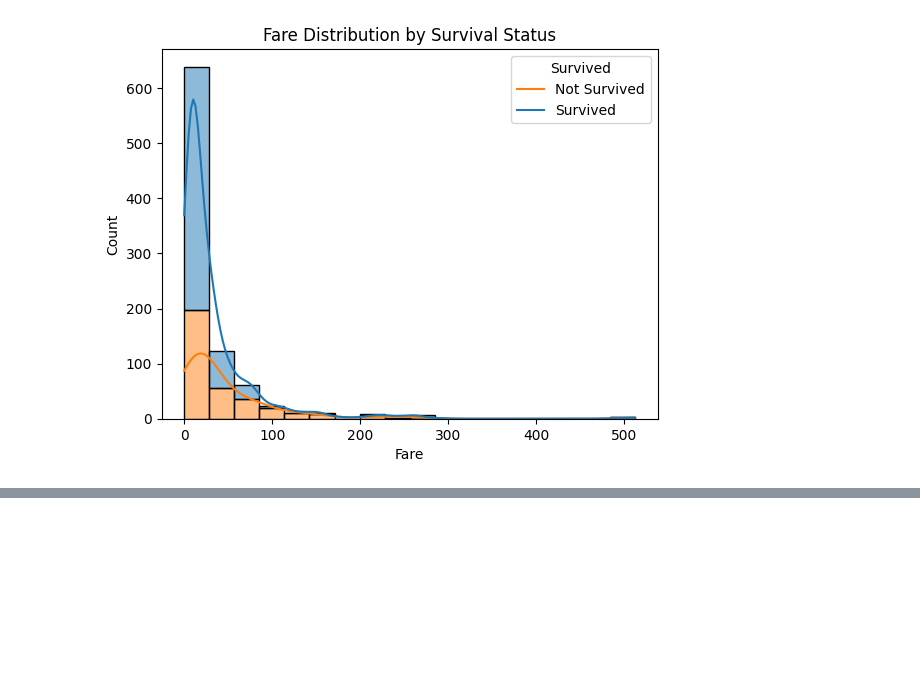
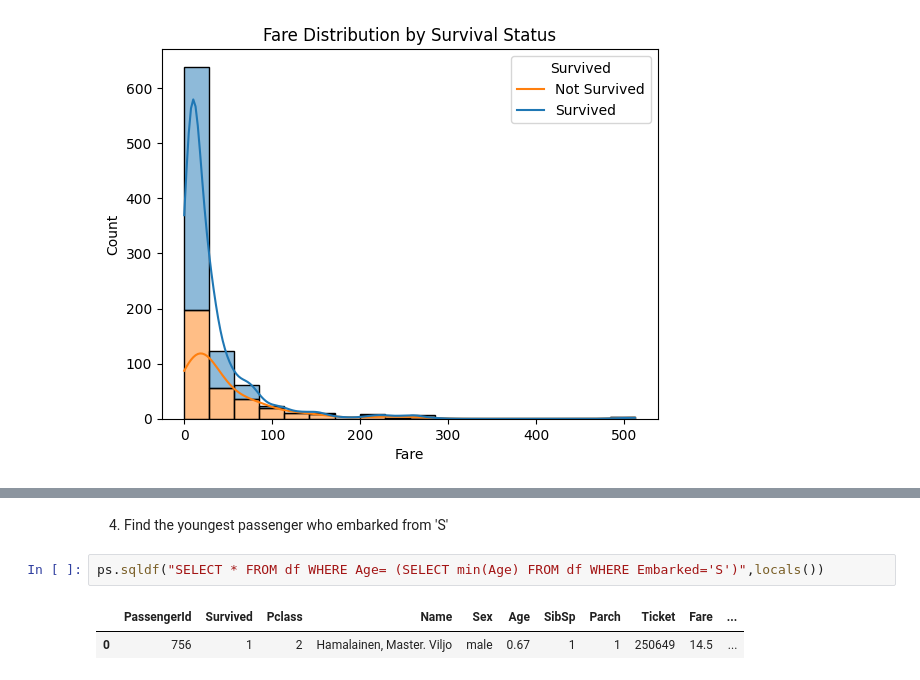
Before and after one commit to Ahamad-ai/EDA, a Jupyter notebook: titanic-eda/notebooks/01_eda.ipynb, the cells around one changed output, grey strips where cells are left out. Cells and saved outputs as stored; diff of their text form; blank space fills up the shorter version.

```diff
--- a/titanic-eda/notebooks/01_eda.ipynb
+++ b/titanic-eda/notebooks/01_eda.ipynb
@@ -426,0 +510,7 @@ fig.savefig("../outputs/figures/fare_distribution_by_survival.png")
+# %% [markdown]
+4. Find the youngest passenger who embarked from 'S'
+# %%
+ps.sqldf("SELECT * FROM df WHERE Age= (SELECT min(Age) FROM df WHERE Embarked='S')",locals())
+# %% [output]
+|  | PassengerId | Survived | Pclass | Name | Sex | Age | SibSp | Parch | Ticket | Fare | ... |
+| 0 | 756 | 1 | 2 | Hamalainen, Master. Viljo | male | 0.67 | 1 | 1 | 250649 | 14.5 | ... |
```
Also changed, not shown: parts of 17 cells of this notebook, 2 other files.
